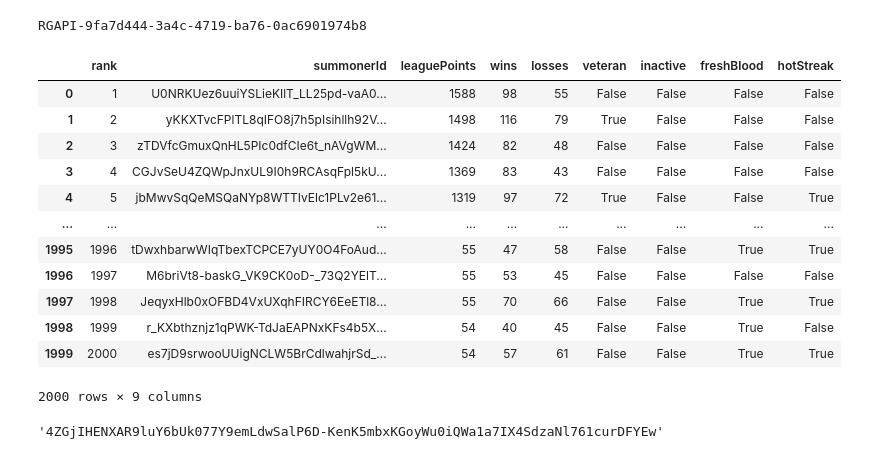
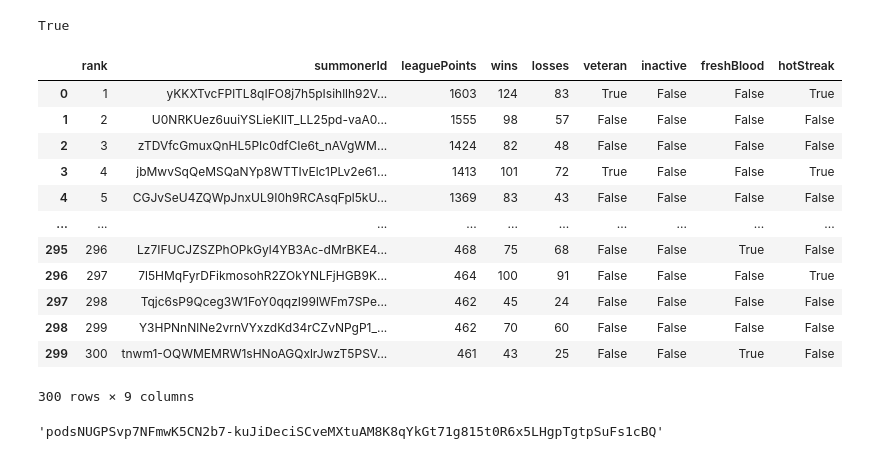
Before and after one commit to yilohdj/Snowball-Fight, a Jupyter notebook: Learning/sandbox.ipynb, the cells around one changed output. Saved outputs shown, nothing was run; the diff lists cells and outputs as text; code cells hidden in the pictures.

Commit message:
framework of pulling snowball counts

```diff
--- a/Learning/sandbox.ipynb
+++ b/Learning/sandbox.ipynb
@@ -3,11 +3,8 @@ from dotenv import load_dotenv
 import os
 
 load_dotenv()
-print(os.environ.get('riot_api_key'))
-
-#ethan was here
 # %% [output]
-RGAPI-9fa7d444-3a4c-4719-ba76-0ac6901974b8
+True
 # %%
 import pygsheets
 
@@ -23,26 +20,26 @@ load_dotenv()
 import os
 import requests
 
-api_key= os.environ.get('riot_api_key')
+API_KEY= os.environ.get('riot_api_key')
 
 def get_puuid(summonerId=None, gameName=None, tagLine=None, region='americas'):
 
     if summonerId is not None:
         root_url = f'https://{region}.api.riotgames.com/'
         endpoint = 'lol/summoner/v4/summoners/'
-        response = requests.get(root_url+endpoint+summonerId+'?api_key='+api_key)
+        response = requests.get(root_url+endpoint+summonerId+'?api_key='+API_KEY)
         return response.json()['puuid']
     else:
         root_url = f'https://{region}.api.riotgames.com/'
         endpoint = f'riot/account/v1/accounts/by-riot-id/{gameName}/{tagLine}'
-        response = requests.get(root_url+endpoint+'?api_key='+api_key)
+        response = requests.get(root_url+endpoint+'?api_key='+API_KEY)
         return response.json()['puuid']
 
 def get_idtag_from_puuid(puuid=None):
     root_url = 'https://americas.api.riotgames.com/'
     endpoint = 'riot/account/v1/accounts/by-puuid/'
 
-    response = requests.get(root_url+endpoint+puuid+'?api_key'+api_key)
+    response = requests.get(root_url+endpoint+puuid+'?api_key'+API_KEY)
 
     id = {
         'gameName' : response.json()['gameName'],
@@ -58,9 +55,9 @@ def get_ladder(top=None,):
     chall = 'lol/league/v4/challengerleagues/by-queue/RANKED_SOLO_5x5'
     gm = 'lol/league/v4/grandmasterleagues/by-queue/RANKED_SOLO_5x5'
     masters = 'lol/league/v4/masterleagues/by-queue/RANKED_SOLO_5x5'
-    chall_response = requests.get(root + chall + '?api_key=' + api_key)
-    gm_response = requests.get(root + gm + '?api_key=' + api_key)
-    masters_response = requests.get(root + masters + '?api_key=' + api_key)
+    chall_response = requests.get(root + chall + '?api_key=' + API_KEY)
+    gm_response = requests.get(root + gm + '?api_key=' + API_KEY)
+    masters_response = requests.get(root + masters + '?api_key=' + API_KEY)
     chall_df = pd.DataFrame(chall_response.json()['entries']).sort_values('leaguePoints', ascending=False).reset_index(drop=True)
     gm_df = pd.DataFrame(gm_response.json()['entries']).sort_values('leaguePoints', ascending=False).reset_index(drop=True)
     masters_df = pd.DataFrame(masters_response.json()['entries']).sort_values('leaguePoints', ascending=False).reset_index(drop=True)
@@ -70,23 +67,41 @@ def get_ladder(top=None,):
     ladder['rank'] = ladder['rank'] + 1
 
     return ladder
+
+def get_match_history(region=None, puuid=None, start=0, count=20):
+    root_url = f'https://{region}.api.riotgames.com/'
+    endpoint = f'lol/match/v5/matches/by-puuid/{puuid}/ids'
+    query_params = f'?start={start}&count={count}'
+
+    response = requests.get(root_url + endpoint + query_params +'&api_key=' + API_KEY)
+
+
+    return response.json()
+
+def get_match_data_from_id(region=None, matchId=None):
+    root_url = f'https://{region}.api.riotgames.com/'
+    endpoint = f'/lol/match/v5/matches/{matchId}'
+
+    response = requests.get(root_url+endpoint+'?api_key='+API_KEY)
+
+    return response.json()
 # %%
-get_ladder(2000)
+get_ladder(300)
 # %% [output]
 |  | rank | summonerId | leaguePoints | wins | losses | veteran | inactive | freshBlood | hotStreak |
-| 0 | 1 | U0NRKUez6uuiYSLieKIlT_LL25pd-vaA0... | 1588 | 98 | 55 | False | False | False | False |
-| 1 | 2 | yKKXTvcFPlTL8qIFO8j7h5pIsihllh92V... | 1498 | 116 | 79 | True | False | False | False |
+| 0 | 1 | yKKXTvcFPlTL8qIFO8j7h5pIsihllh92V... | 1603 | 124 | 83 | True | False | False | True |
+| 1 | 2 | U0NRKUez6uuiYSLieKIlT_LL25pd-vaA0... | 1555 | 98 | 57 | False | False | False | False |
 | 2 | 3 | zTDVfcGmuxQnHL5PIc0dfCIe6t_nAVgWM... | 1424 | 82 | 48 | False | False | False | False |
-| 3 | 4 | CGJvSeU4ZQWpJnxUL9I0h9RCAsqFpl5kU... | 1369 | 83 | 43 | False | False | False | False |
-| 4 | 5 | jbMwvSqQeMSQaNYp8WTTIvElc1PLv2e61... | 1319 | 97 | 72 | True | False | False | True |
+| 3 | 4 | jbMwvSqQeMSQaNYp8WTTIvElc1PLv2e61... | 1413 | 101 | 72 | True | False | False | True |
+| 4 | 5 | CGJvSeU4ZQWpJnxUL9I0h9RCAsqFpl5kU... | 1369 | 83 | 43 | False | False | False | False |
 | ... | ... | ... | ... | ... | ... | ... | ... | ... | ... |
-| 1995 | 1996 | tDwxhbarwWIqTbexTCPCE7yUY0O4FoAud... | 55 | 47 | 58 | False | False | True | True |
-| 1996 | 1997 | M6briVt8-baskG_VK9CK0oD-_73Q2YElT... | 55 | 53 | 45 | False | False | False | False |
-| 1997 | 1998 | JeqyxHlb0xOFBD4VxUXqhFIRCY6EeETl8... | 55 | 70 | 66 | False | False | True | True |
-| 1998 | 1999 | r_KXbthznjz1qPWK-TdJaEAPNxKFs4b5X... | 54 | 40 | 45 | False | False | True | False |
-| 1999 | 2000 | es7jD9srwooUUigNCLW5BrCdlwahjrSd_... | 54 | 57 | 61 | False | False | True | True |
+| 295 | 296 | Lz7IFUCJZSZPhOPkGyl4YB3Ac-dMrBKE4... | 468 | 75 | 68 | False | False | True | False |
+| 296 | 297 | 7l5HMqFyrDFikmosohR2ZOkYNLFjHGB9K... | 464 | 100 | 91 | False | False | False | True |
+| 297 | 298 | Tqjc6sP9Qceg3W1FoY0qqzI99lWFm7SPe... | 462 | 45 | 24 | False | False | False | False |
+| 298 | 299 | Y3HPNnNlNe2vrnVYxzdKd34rCZvNPgP1_... | 462 | 70 | 60 | False | False | False | False |
+| 299 | 300 | tnwm1-OQWMEMRW1sHNoAGQxlrJwzT5PSV... | 461 | 43 | 25 | False | False | True | False |
-2000 rows × 9 columns
+300 rows × 9 columns
 # %%
-get_puuid(gameName = '23ejd', tagLine = 'NA1')
+get_puuid(gameName="denial", tagLine = "viego")
 # %% [output]
-'4ZGjIHENXAR9luY6bUk077Y9emLdwSalP6D-KenK5mbxKGoyWu0iQWa1a7IX4SdzaNl761curDFYEw'
+'podsNUGPSvp7NFmwK5CN2b7-kuJiDeciSCveMXtuAM8K8qYkGt71g815t0R6x5LHgpTgtpSuFs1cBQ'
```
Also changed, not shown: parts of 5 cells of this notebook, 1 other file.
